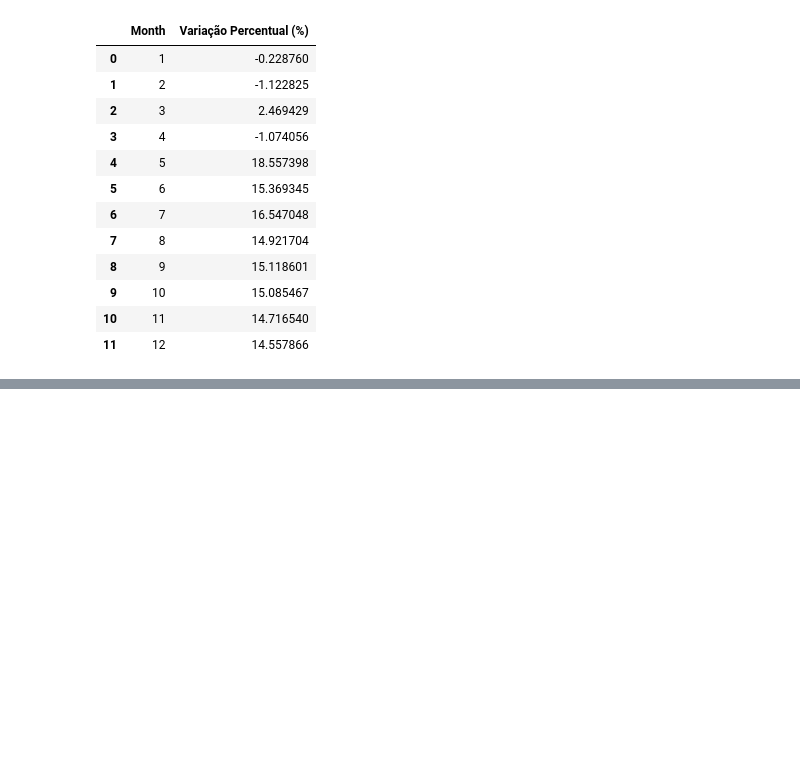
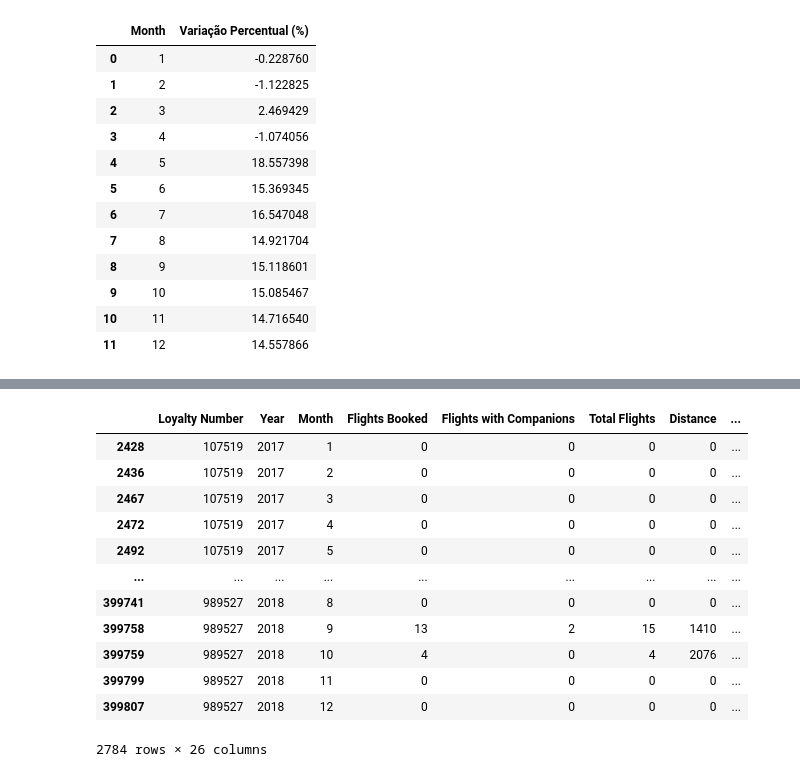
Before and after one commit to djalmarodriguess/Analise_Campanha_de_Marketing, a Jupyter notebook: main.ipynb, the cells around one changed output, grey strips where cells are left out. Saved outputs shown, nothing was run; the diff lists cells and outputs as text; code cells hidden in the pictures; blank space fills up the shorter version.

```diff
--- a/main.ipynb
+++ b/main.ipynb
@@ -444,0 +525,17 @@ aux3.groupby('Month')['Variação Percentual (%)'].sum().reset_index()
+# %%
+teste = merged_data.loc[(merged_data['Enrollment Type'] == '2018 Promotion') & (merged_data['Cancellation Year'] == 2018)]
+teste
+# %% [output]
+|  | Loyalty Number | Year | Month | Flights Booked | Flights with Companions | Total Flights | Distance | ... |
+| 2428 | 107519 | 2017 | 1 | 0 | 0 | 0 | 0 | ... |
+| 2436 | 107519 | 2017 | 2 | 0 | 0 | 0 | 0 | ... |
+| 2467 | 107519 | 2017 | 3 | 0 | 0 | 0 | 0 | ... |
+| 2472 | 107519 | 2017 | 4 | 0 | 0 | 0 | 0 | ... |
+| 2492 | 107519 | 2017 | 5 | 0 | 0 | 0 | 0 | ... |
+| ... | ... | ... | ... | ... | ... | ... | ... | ... |
+| 399741 | 989527 | 2018 | 8 | 0 | 0 | 0 | 0 | ... |
+| 399758 | 989527 | 2018 | 9 | 13 | 2 | 15 | 1410 | ... |
+| 399759 | 989527 | 2018 | 10 | 4 | 0 | 4 | 2076 | ... |
+| 399799 | 989527 | 2018 | 11 | 0 | 0 | 0 | 0 | ... |
+| 399807 | 989527 | 2018 | 12 | 0 | 0 | 0 | 0 | ... |
+2784 rows × 26 columns
```
Also changed, not shown: parts of 10 cells of this notebook.
